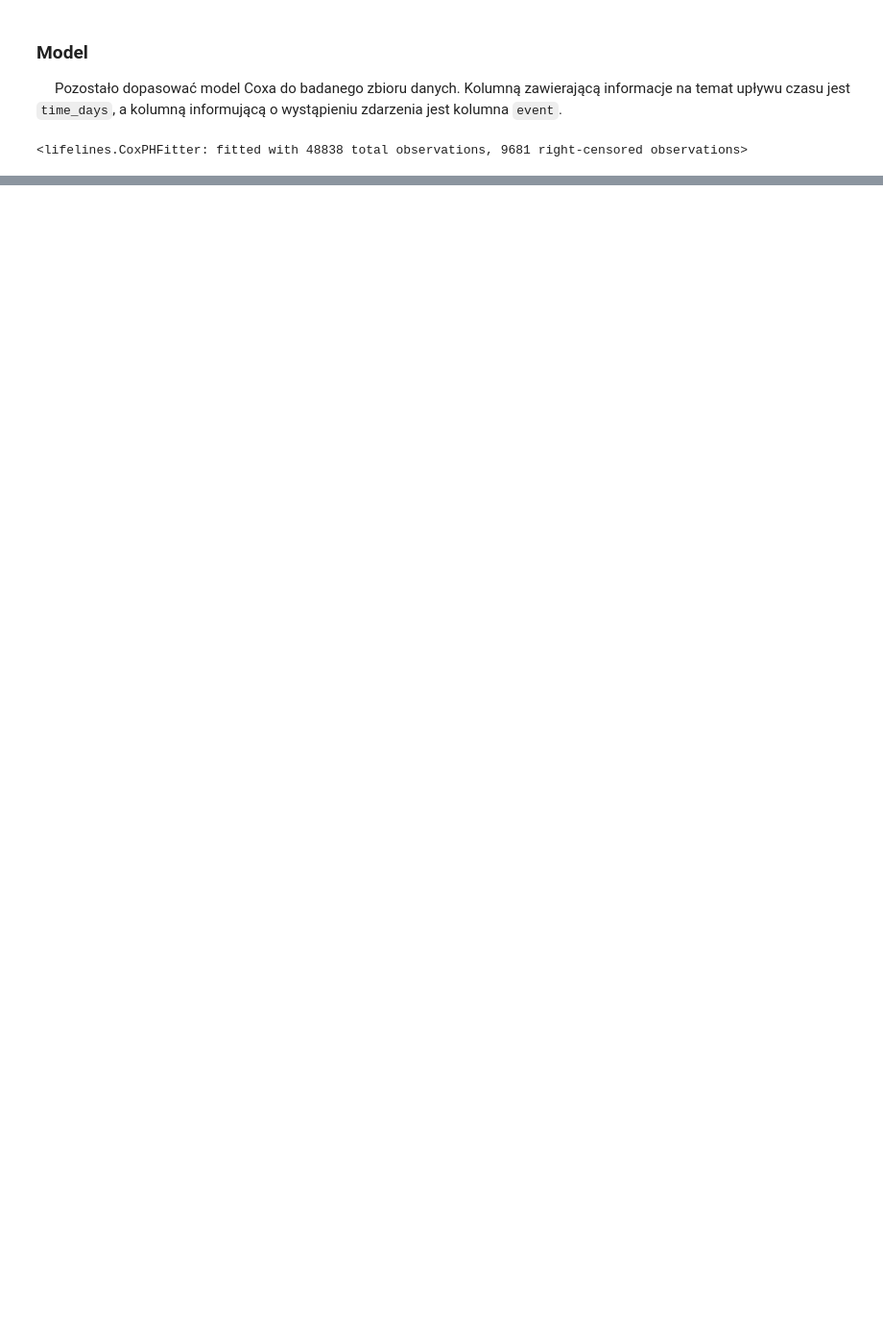
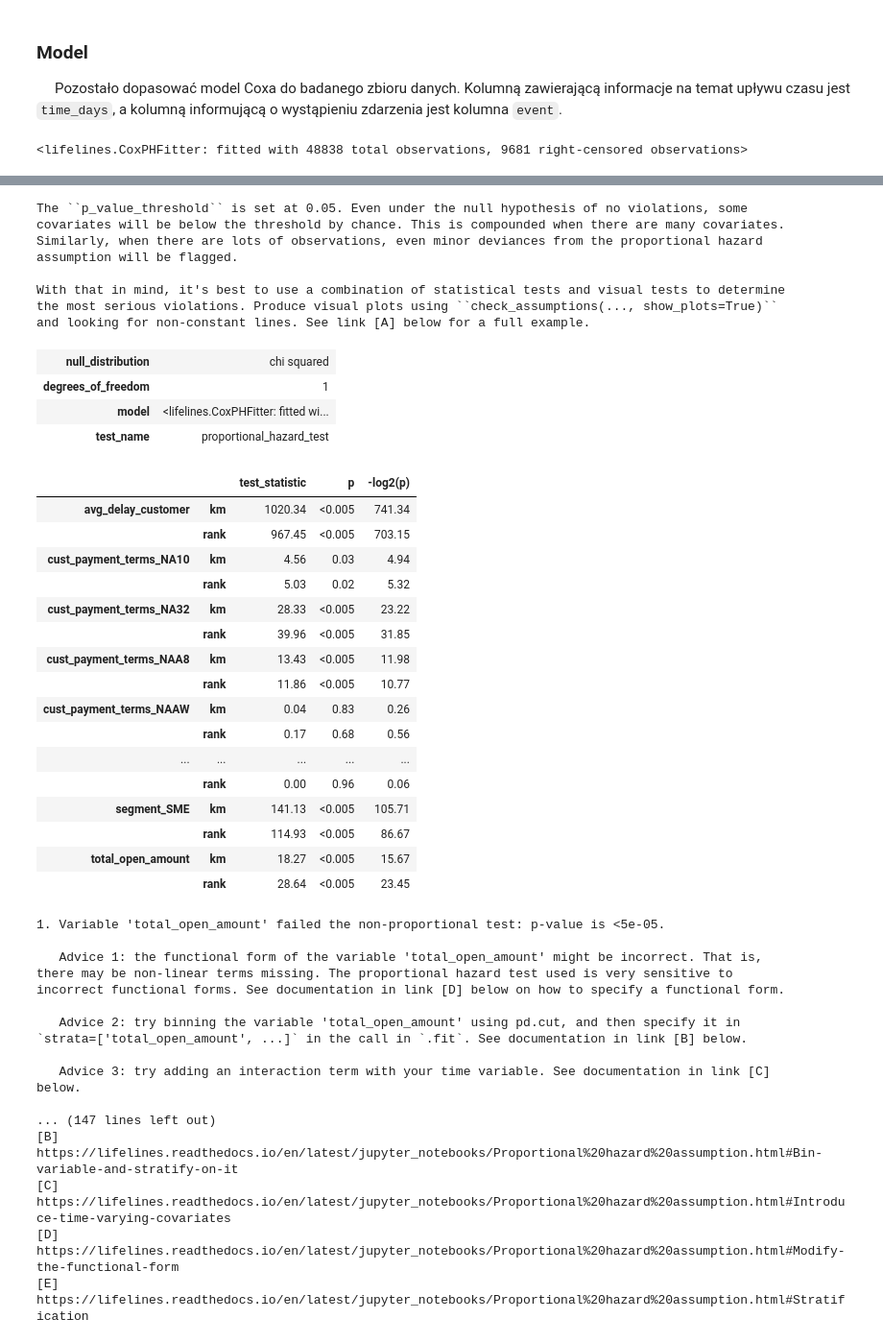
Before and after one commit to KSI-ML-research/Bankrupt-Detector, a Jupyter notebook: cox_proportional_hazards/cox_proportional_hazards.ipynb, the cells around one changed output, grey strips where cells are left out. Shown at 96% size. Drawn from its saved outputs; the diff is of its cells as text; code cells hidden in the pictures; blank space fills up the shorter version.

Commit message:
wip: Model fitting and evaluation

```diff
--- a/cox_proportional_hazards/cox_proportional_hazards.ipynb
+++ b/cox_proportional_hazards/cox_proportional_hazards.ipynb
@@ -59,0 +66,49 @@ cph.fit(cox_df, duration_col='time_days', event_col='event')
+# %%
+results = cph.check_assumptions(cox_df, p_value_threshold=0.05, show_plots=False)
+# %% [output]
+The ``p_value_threshold`` is set at 0.05. Even under the null hypothesis of no violations, some
+covariates will be below the threshold by chance. This is compounded when there are many covariates.
+Similarly, when there are lots of observations, even minor deviances from the proportional hazard
+assumption will be flagged.
+
+With that in mind, it's best to use a combination of statistical tests and visual tests to determine
+the most serious violations. Produce visual plots using ``check_assumptions(..., show_plots=True)``
+and looking for non-constant lines. See link [A] below for a full example.
+| null_distribution | chi squared |
+| degrees_of_freedom | 1 |
+| model | <lifelines.CoxPHFitter: fitted wi... |
+| test_name | proportional_hazard_test |
+|  |  | test_statistic | p | -log2(p) |
+| avg_delay_customer | km | 1020.34 | <0.005 | 741.34 |
+|  | rank | 967.45 | <0.005 | 703.15 |
+| cust_payment_terms_NA10 | km | 4.56 | 0.03 | 4.94 |
+|  | rank | 5.03 | 0.02 | 5.32 |
+| cust_payment_terms_NA32 | km | 28.33 | <0.005 | 23.22 |
+|  | rank | 39.96 | <0.005 | 31.85 |
+| cust_payment_terms_NAA8 | km | 13.43 | <0.005 | 11.98 |
+|  | rank | 11.86 | <0.005 | 10.77 |
+| cust_payment_terms_NAAW | km | 0.04 | 0.83 | 0.26 |
+|  | rank | 0.17 | 0.68 | 0.56 |
+| ... | ... | ... | ... | ... |
+|  | rank | 0.00 | 0.96 | 0.06 |
+| segment_SME | km | 141.13 | <0.005 | 105.71 |
+|  | rank | 114.93 | <0.005 | 86.67 |
+| total_open_amount | km | 18.27 | <0.005 | 15.67 |
+|  | rank | 28.64 | <0.005 | 23.45 |
+1. Variable 'total_open_amount' failed the non-proportional test: p-value is <5e-05.
+
+   Advice 1: the functional form of the variable 'total_open_amount' might be incorrect. That is,
+there may be non-linear terms missing. The proportional hazard test used is very sensitive to
+incorrect functional forms. See documentation in link [D] below on how to specify a functional form.
+
+   Advice 2: try binning the variable 'total_open_amount' using pd.cut, and then specify it in
+`strata=['total_open_amount', ...]` in the call in `.fit`. See documentation in link [B] below.
+
+   Advice 3: try adding an interaction term with your time variable. See documentation in link [C]
+below.
+
+... (147 lines left out)
+[B]  https://lifelines.readthedocs.io/en/latest/jupyter_notebooks/Proportional%20hazard%20assumption.html#Bin-variable-and-stratify-on-it
+[C]  https://lifelines.readthedocs.io/en/latest/jupyter_notebooks/Proportional%20hazard%20assumption.html#Introduce-time-varying-covariates
+[D]  https://lifelines.readthedocs.io/en/latest/jupyter_notebooks/Proportional%20hazard%20assumption.html#Modify-the-functional-form
+[E]  https://lifelines.readthedocs.io/en/latest/jupyter_notebooks/Proportional%20hazard%20assumption.html#Stratification
```
Also changed, not shown: parts of 6 cells of this notebook.
